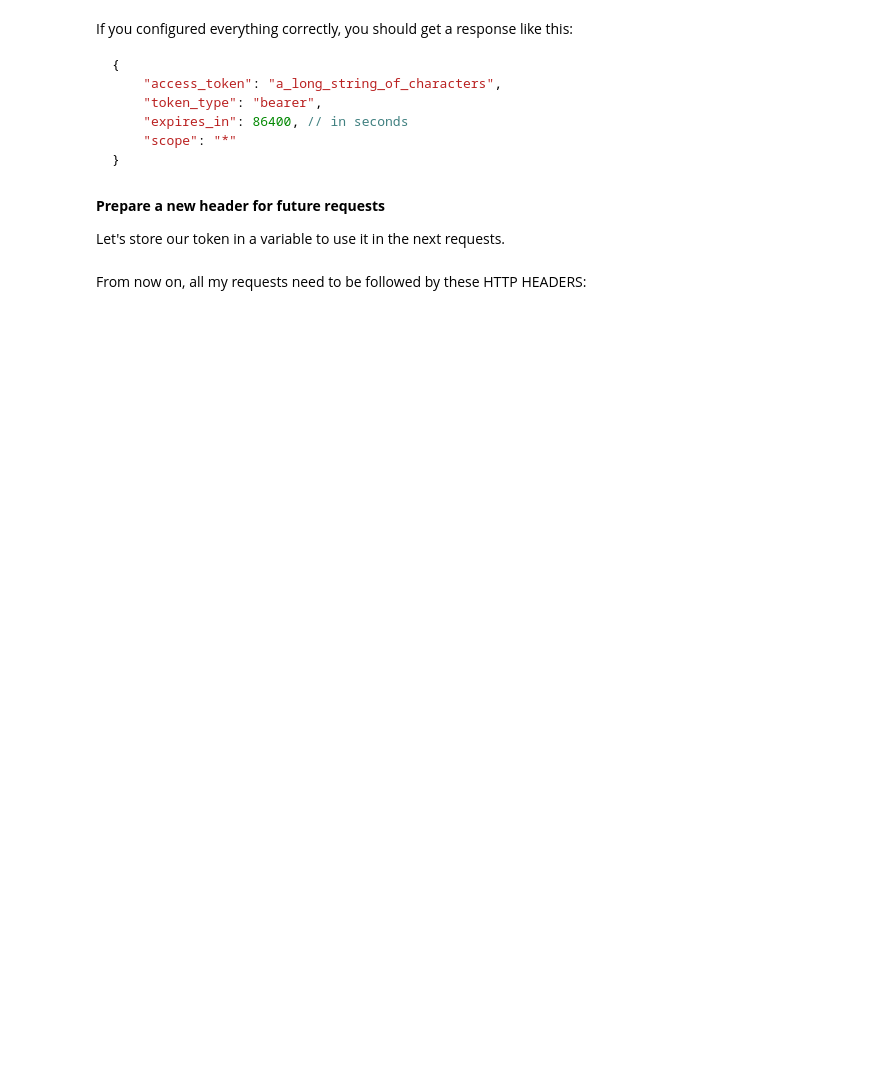
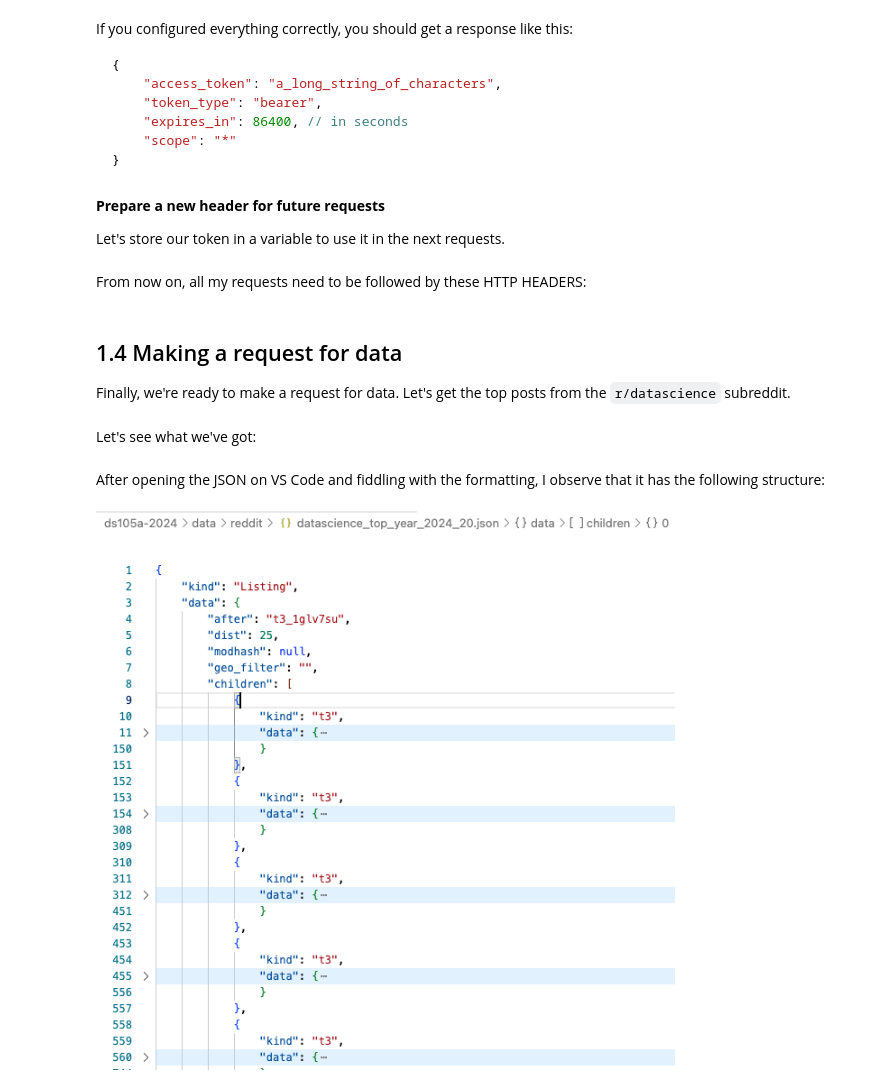
Before and after one commit to zoe-e-thomas/ds105a-2024, a Jupyter notebook: notebooks/W08-Lecture-NB01-API-with-credentials.ipynb, the cells around one changed output. Saved outputs shown, nothing was run; the diff lists cells and outputs as text; code cells hidden in the pictures; blank space fills up the shorter version.

Commit message:
✅ Add API -> flat DataFrame

```diff
--- a/notebooks/W08-Lecture-NB01-API-with-credentials.ipynb
+++ b/notebooks/W08-Lecture-NB01-API-with-credentials.ipynb
@@ -244,3 +255,7 @@ my_token = response.json()['access_token']
 From now on, all my requests need to be followed by these HTTP HEADERS:
 # %%
 headers = {"Authorization": f"bearer {my_token}", "User-Agent": f"LSE DS105A (2024/25) API practice by {os.getenv('REDDIT_USERNAME')}"}
+# %% [markdown]
+## 1.4 Making a request for data
+
+Finally, we're ready to make a request for data. Let's get the top posts from the `r/datascience` subreddit.
@@ -246,0 +269,2 @@ headers = {"Authorization": f"bearer {my_token}", "User-Agent": f"LSE DS105A (20
+# %% [markdown]
+Let's see what we've got:
@@ -246,0 +275,6 @@ headers = {"Authorization": f"bearer {my_token}", "User-Agent": f"LSE DS105A (20
+# %% [markdown]
+After opening the JSON on VS Code and fiddling with the formatting, I observe that it has the following structure:
+# %%
+Image("../figures/reddit/json_listing_structure_example.png")
+# %% [output]
+[figure, added]
```
Also changed, not shown: parts of 40 cells of this notebook, 2 other files.
